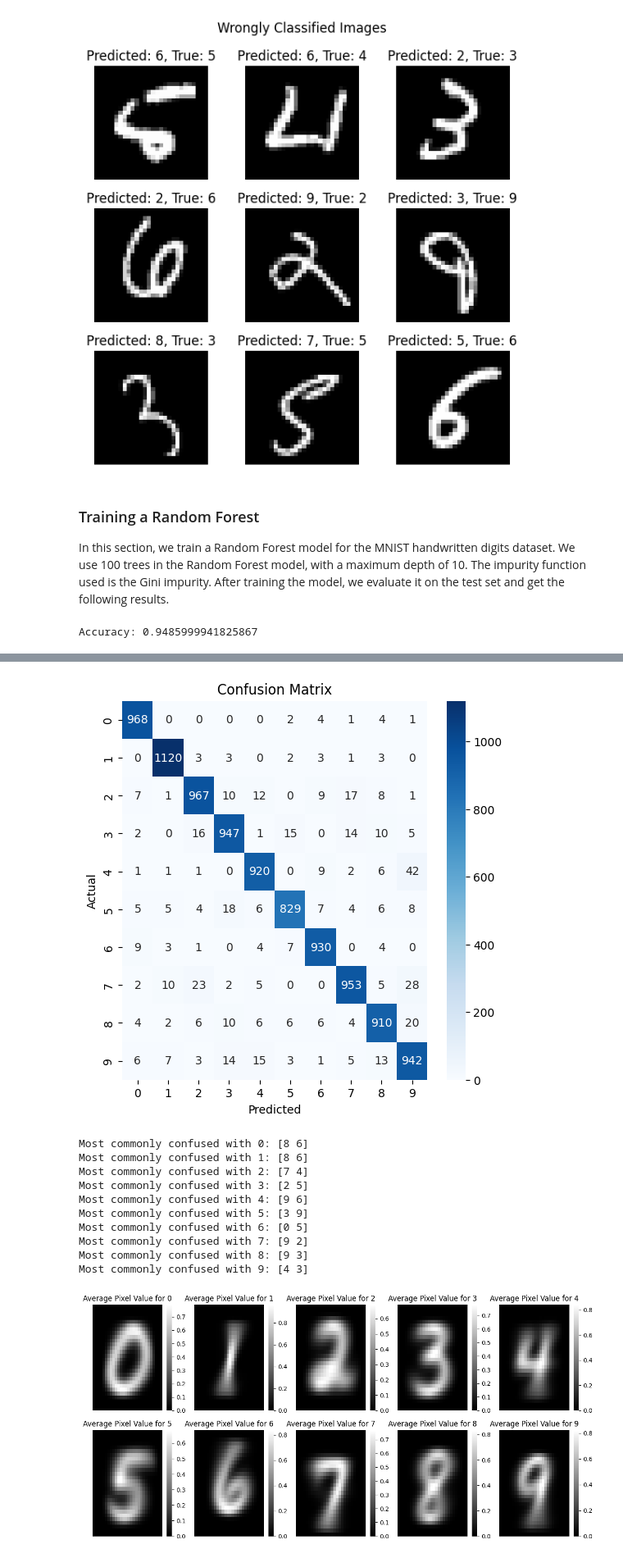
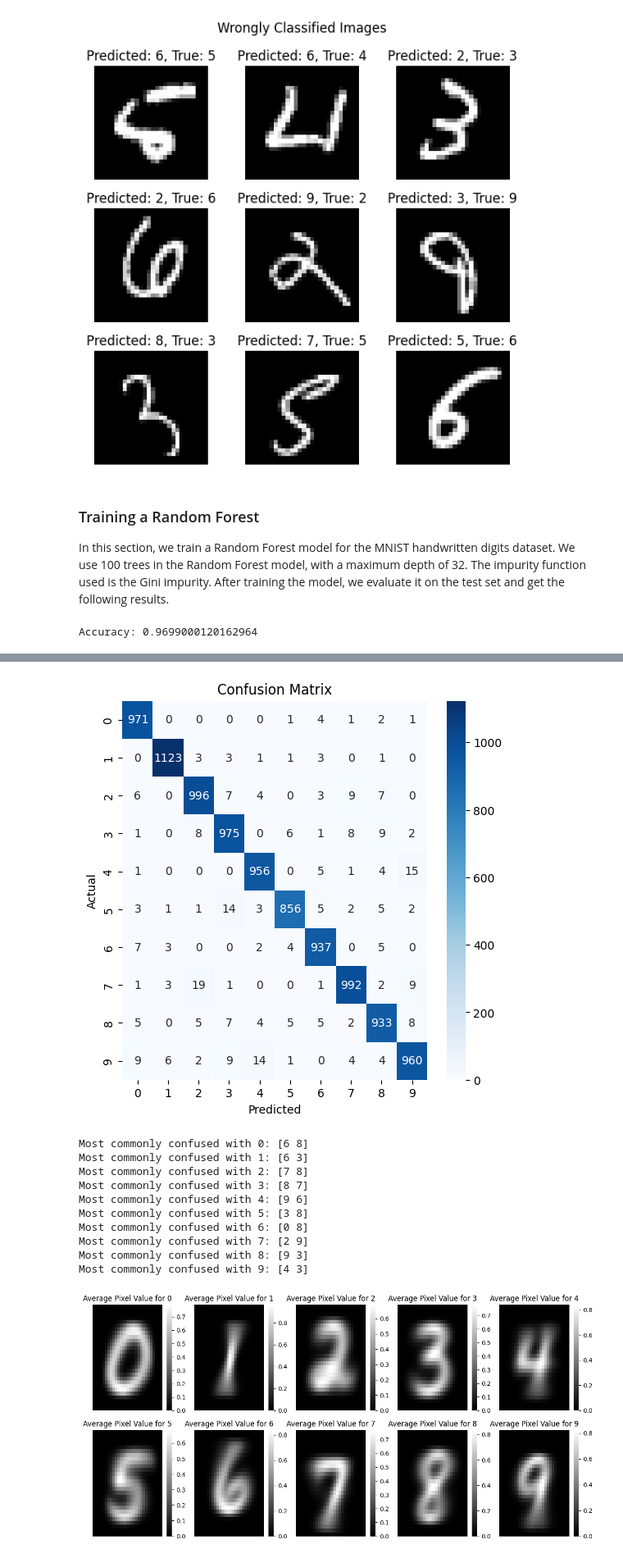
Before and after one commit to Karan-Gandhi/ES335-Assignment-3, a Jupyter notebook: question3.ipynb, the cells around one changed output, grey strips where cells are left out. Shown: that part at 82% size. Drawn from its saved outputs; the diff is of its cells as text; code cells hidden in the pictures.

```diff
--- a/question3.ipynb
+++ b/question3.ipynb
@@ -294,9 +294,9 @@ fig.tight_layout()
 # %% [markdown]
 ### Training a Random Forest
 
-In this section, we train a Random Forest model for the MNIST handwritten digits dataset. We use 100 trees in the Random Forest model, with a maximum depth of 10. The impurity function used is the Gini impurity. After training the model, we evaluate it on the test set and get the following results.
+In this section, we train a Random Forest model for the MNIST handwritten digits dataset. We use 100 trees in the Random Forest model, with a maximum depth of 32. The impurity function used is the Gini impurity. After training the model, we evaluate it on the test set and get the following results.
 # %%
-rf = RandomForestClassifier(n_estimators=100, max_depth=10, criterion='gini')
+rf = RandomForestClassifier(n_estimators=100, max_depth=32, criterion='gini')
 rf.fit(train_X, train_y)
 
 cm = print_metrics(rf)
@@ -304,5 +304,5 @@ cm = print_metrics(rf)
 for i in range(10):
 	print(f"Most commonly confused with {i}:", cm[i].argsort()[-3:-1][::-1])
 # %% [output]
-Accuracy: 0.9485999941825867
+Accuracy: 0.9699000120162964
 | Class | 0 | 1 | 2 | 3 | 4 | 5 | 6 | 7 | 8 | 9 |
@@ -312,12 +312,12 @@ Accuracy: 0.9485999941825867
-[figure, old version]
+[figure, new version]
-Most commonly confused with 0: [8 6]
-Most commonly confused with 1: [8 6]
-Most commonly confused with 2: [7 4]
-Most commonly confused with 3: [2 5]
+Most commonly confused with 0: [6 8]
+Most commonly confused with 1: [6 3]
+Most commonly confused with 2: [7 8]
+Most commonly confused with 3: [8 7]
 Most commonly confused with 4: [9 6]
-Most commonly confused with 5: [3 9]
-Most commonly confused with 6: [0 5]
-Most commonly confused with 7: [9 2]
+Most commonly confused with 5: [3 8]
+Most commonly confused with 6: [0 8]
+Most commonly confused with 7: [2 9]
 Most commonly confused with 8: [9 3]
 Most commonly confused with 9: [4 3]
 # %%
```
Also changed, not shown: parts of 3 cells of this notebook, 1 other file.
